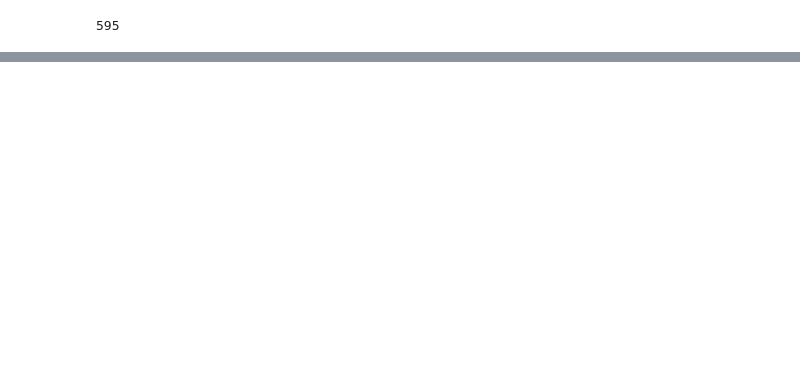
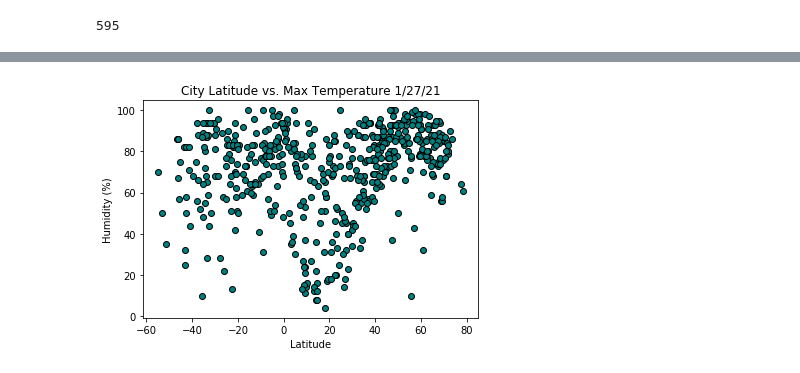
Before and after one commit to ballardcharles/python_api_challenge, a Jupyter notebook: WeatherPy/WeatherPy.ipynb, the cells around one changed output, grey strips where cells are left out. Saved outputs shown, nothing was run; the diff lists cells and outputs as text; code cells hidden in the pictures; blank space fills up the shorter version.

```diff
--- a/WeatherPy/WeatherPy.ipynb
+++ b/WeatherPy/WeatherPy.ipynb
@@ -146,0 +155,12 @@ plt.show()
+# %%
+lat_x = cities_weather['Latitude']
+humid_y = cities_weather['Humidity']
+
+plt.scatter(lat_x, humid_y,marker="o", facecolors="teal", edgecolors="black")
+plt.title(f"City Latitude vs. Max Temperature 1/27/21")
+plt.xlabel('Latitude')
+plt.ylabel('Humidity (%)')
+
+plt.show()
+# %% [output]
+[figure, added]
```
Also changed, not shown: parts of 7 cells of this notebook, 1 other file.
